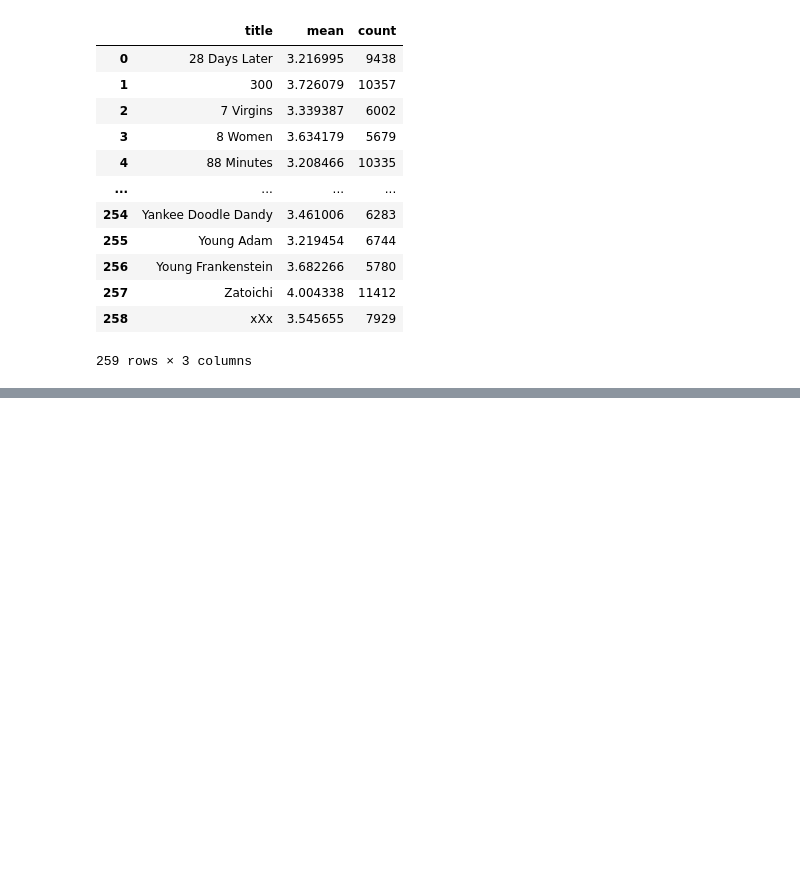
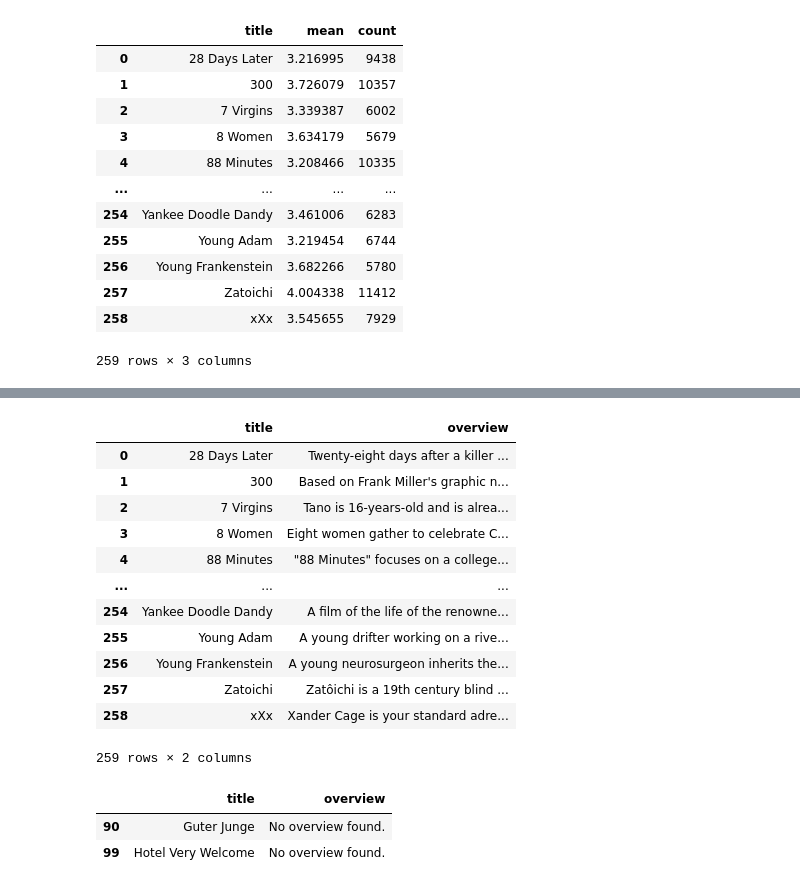
Before and after one commit to seong10/yh-seo10, a Jupyter notebook: project/movie/movie_organize - 라스트.ipynb, the cells around one changed output, grey strips where cells are left out. Saved outputs shown, nothing was run; the diff lists cells and outputs as text; code cells hidden in the pictures; blank space fills up the shorter version.

```diff
--- a/project/movie/movie_organize - 라스트.ipynb
+++ b/project/movie/movie_organize - 라스트.ipynb
@@ -419,0 +417,24 @@ my_movie.loc[ : , 'title' ].to_frame().head(5)
+# %%
+df_overview = df_overview.set_index('title').loc[ ratings_mean_count_df['title'].unique() , ].reset_index()
+# %%
+df_overview
+# %% [output]
+|  | title | overview |
+| 0 | 28 Days Later | Twenty-eight days after a killer ... |
+| 1 | 300 | Based on Frank Miller's graphic n... |
+| 2 | 7 Virgins | Tano is 16-years-old and is alrea... |
+| 3 | 8 Women | Eight women gather to celebrate C... |
+| 4 | 88 Minutes | "88 Minutes" focuses on a college... |
+| ... | ... | ... |
+| 254 | Yankee Doodle Dandy | A film of the life of the renowne... |
+| 255 | Young Adam | A young drifter working on a rive... |
+| 256 | Young Frankenstein | A young neurosurgeon inherits the... |
+| 257 | Zatoichi | Zatôichi is a 19th century blind ... |
+| 258 | xXx | Xander Cage is your standard adre... |
+259 rows × 2 columns
+# %%
+df_overview.loc[df_overview.duplicated(['overview'], keep=False) ]
+# %% [output]
+|  | title | overview |
+| 90 | Guter Junge | No overview found. |
+| 99 | Hotel Very Welcome | No overview found. |
```
Also changed, not shown: parts of 43 cells of this notebook, 4 other files.
